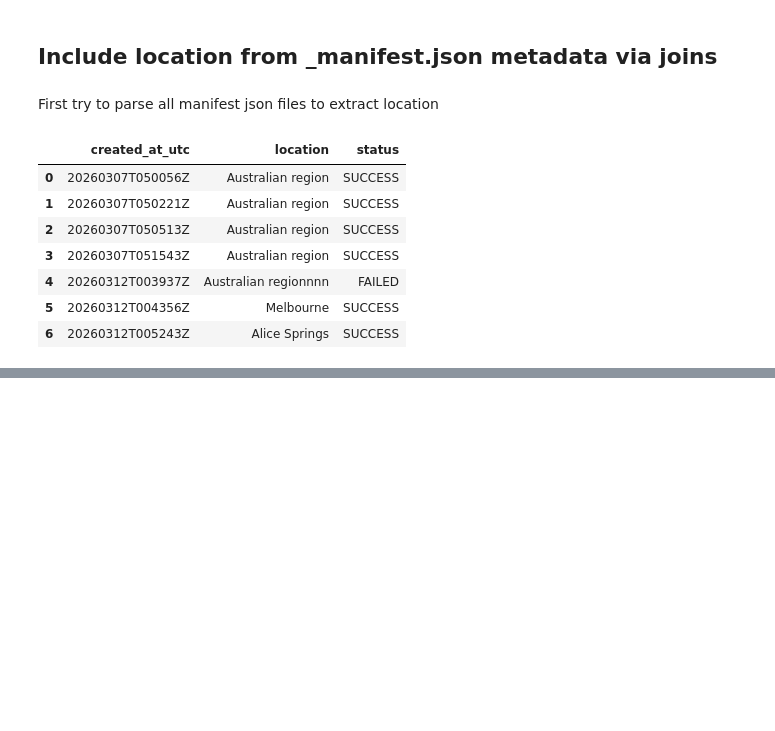
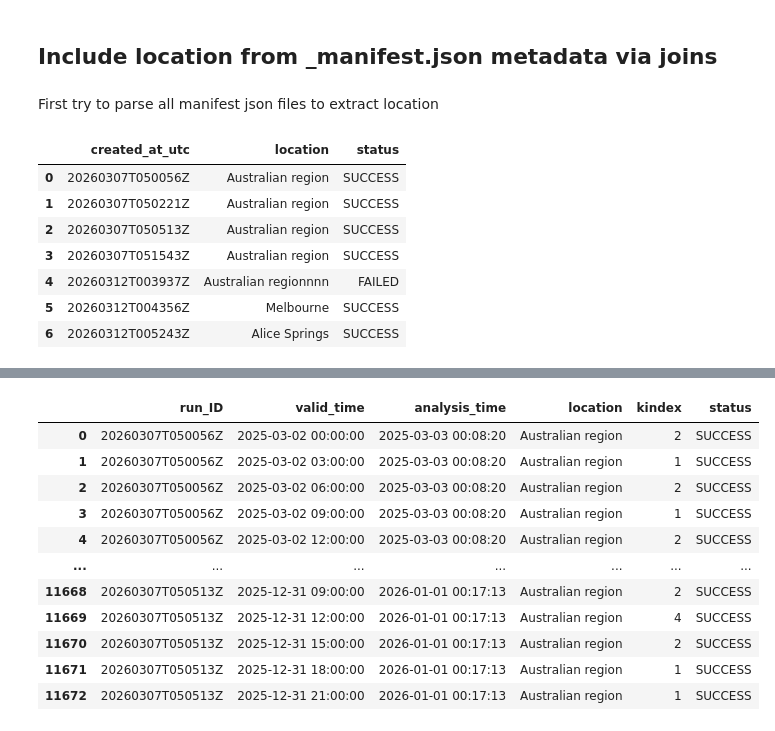
Before and after one commit to keithzyyy/space-weather-project, a Jupyter notebook: notebooks/02_kindex_raw_to_preproc_exploration.ipynb, the cells around one changed output, grey strips where cells are left out. Drawn from its saved outputs; the diff is of its cells as text; code cells hidden in the pictures; blank space fills up the shorter version.

```diff
--- a/notebooks/02_kindex_raw_to_preproc_exploration.ipynb
+++ b/notebooks/02_kindex_raw_to_preproc_exploration.ipynb
@@ -214,0 +326,99 @@ display(T1_test[['run_ID', 'location']].drop_duplicates().rename(columns={'locat
+# %%
+import duckdb
+
+from pathlib import Path
+from typing import List
+
+def wipe_run_index(index_path: str):
+    """
+    Wipes the contents of the json index in `index_path`
+    """
+
+    pass
+
+def update_run_index(run_ids: List[str], index_path: str):
+    """
+    Updates the json index in `index_path` with newly processed runs in run_ids
+    Used for both incremental preprocessing (list has length 1) and rebuilds.
+    """
+    pass
+
+
+def rebuild_successful_runs(
+    fetched_k_index_relative_dir: str,
+    output_path: str,
+    index_path: str
+    ) -> Path:
+
+    """
+    Processes all successful runs (success indicated by a run's JSON manifest)
+
+    Preconditions: this assumes the structure of the JSON manifest as well as
+    SW API's response body.
+
+    """
+
+    # convert to Path() to leverage its rglob function
+    fetched_k_index_relative_dir = Path(fetched_k_index_relative_dir)
+    # note that empty data -> empty jsonl -> meaning it will simply be omitted
+    sources = [p.as_posix() for p in fetched_k_index_relative_dir.rglob('*.jsonl')]
+    # INNER JOIN because T1_no_loc reads ALL .jsonl chunks, including those from failed or ongoing runs
+    # note the selective column reading for read_json_auto (_manifest.json contains lots of keys)
+    query_true_T1 = f"""
+    WITH
+        locs AS (
+            SELECT created_at_utc, location, status
+            FROM read_json_auto({[p.as_posix() for p in fetched_k_index_relative_dir.rglob('*manifest.json')]},
+            columns = {{created_at_utc: 'STRING', location: 'STRING', status: 'STRING'}}, union_by_name=True, auto_detect=False)
+            WHERE status == 'SUCCESS'
+        ),
+        T1_no_loc AS (
+            SELECT regexp_extract(filename, '.+/run_id=(.+)/.+', 1) AS run_ID, index, valid_time, analysis_time
+            FROM read_json_auto({sources}, union_by_name=True)
+        )
+
+    SELECT run_ID, valid_time, analysis_time, location, index AS kindex, status
+    FROM T1_no_loc INNER JOIN locs
+    ON T1_no_loc.run_ID = locs.created_at_utc
+    """
+    # save T1 to parquet, but partition by what?
+    duckdb.execute(f"""
+        COPY ({query_true_T1}) TO '{output_path}' (FORMAT PARQUET);
+    """)
+
+    # wipe the entire index
+    wipe_run_index(index_path)
+
+    # rebuild the index, one run at a time
+    # question is, how do we obtain the successful runs? because `sources` may contain
+    # chunks from non-successful runs.
+    # crude way: read T1 by run_id column, store unique run_ids and run the following
+    update_run_index(["run_id1"], index_path)
+
+
+    return Path(output_path)
+
+
+# NOTE: when migrating this should be passed from the local.yaml config
+fetched_k_index_relative_dir="./data/01-raw/space_weather/k_index"
+
+# NOTE: when migrating this should be CLI argument with default
+output_path='./notebooks/test_kindex_T1'
+
+rebuild_successful_runs(fetched_k_index_relative_dir, output_path, "index path")
+
+
+duckdb.read_parquet(output_path).to_df()
+# %% [output]
+|  | run_ID | valid_time | analysis_time | location | kindex | status |
+| 0 | 20260307T050056Z | 2025-03-02 00:00:00 | 2025-03-03 00:08:20 | Australian region | 2 | SUCCESS |
+| 1 | 20260307T050056Z | 2025-03-02 03:00:00 | 2025-03-03 00:08:20 | Australian region | 1 | SUCCESS |
+| 2 | 20260307T050056Z | 2025-03-02 06:00:00 | 2025-03-03 00:08:20 | Australian region | 2 | SUCCESS |
+| 3 | 20260307T050056Z | 2025-03-02 09:00:00 | 2025-03-03 00:08:20 | Australian region | 1 | SUCCESS |
+| 4 | 20260307T050056Z | 2025-03-02 12:00:00 | 2025-03-03 00:08:20 | Australian region | 2 | SUCCESS |
+| ... | ... | ... | ... | ... | ... | ... |
+| 11668 | 20260307T050513Z | 2025-12-31 09:00:00 | 2026-01-01 00:17:13 | Australian region | 2 | SUCCESS |
+| 11669 | 20260307T050513Z | 2025-12-31 12:00:00 | 2026-01-01 00:17:13 | Australian region | 4 | SUCCESS |
+| 11670 | 20260307T050513Z | 2025-12-31 15:00:00 | 2026-01-01 00:17:13 | Australian region | 2 | SUCCESS |
+| 11671 | 20260307T050513Z | 2025-12-31 18:00:00 | 2026-01-01 00:17:13 | Australian region | 1 | SUCCESS |
+| 11672 | 20260307T050513Z | 2025-12-31 21:00:00 | 2026-01-01 00:17:13 | Australian region | 1 | SUCCESS |
```
Also changed, not shown: parts of 11 cells of this notebook, 1 other file.
